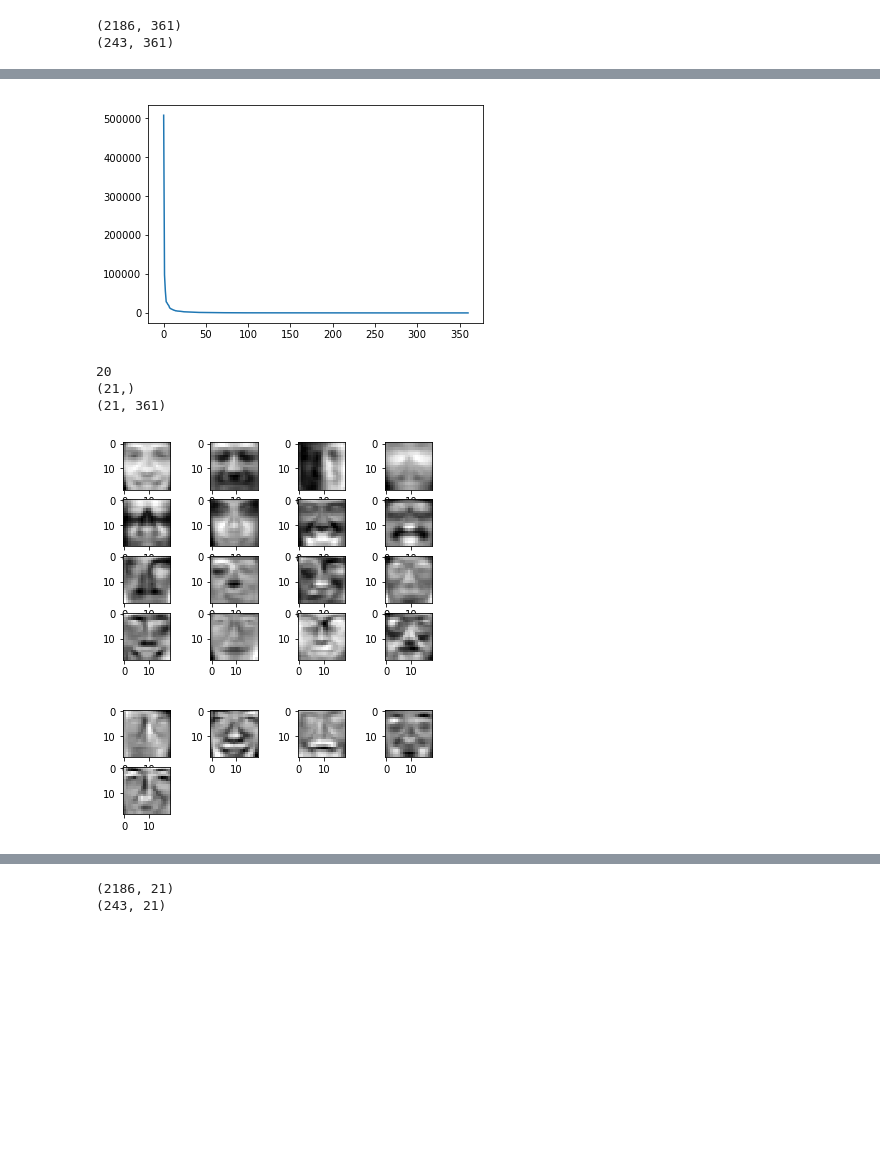
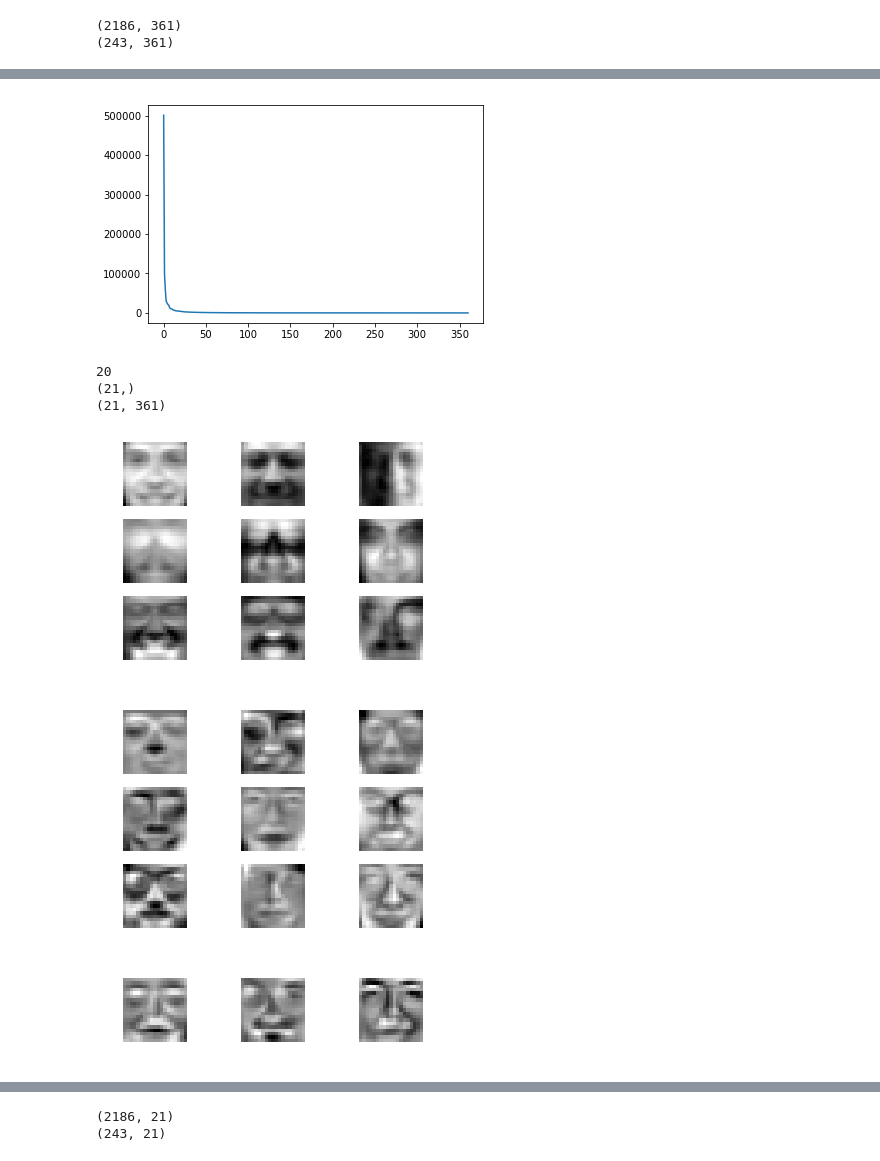
Before and after one commit to omartrinidad/image_processing, a Jupyter notebook: project_02/eigenface.ipynb, the cells around one changed output, grey strips where cells are left out. Cells and saved outputs as stored; diff of their text form; code cells hidden in the pictures; blank space fills up the shorter version.

```diff
--- a/project_02/eigenface.ipynb
+++ b/project_02/eigenface.ipynb
@@ -42,3 +35,22 @@ print(x_test.shape)
 # %% [output]
 (2186, 361)
 (243, 361)
+# %%
+
+for i in range(16):
+    if (i%4 == 0):
+        plt.figure()
+    plt.subplot(2, 2, (i%4)+1)
+    plt.title(trainSetIndex[i])
+    plt.axis('off')
+    plt.imshow(x_train[i].reshape((19,19)), cmap='gray')
+
+for i in range(16):
+    if (i%4 == 0):
+        plt.figure()
+    plt.subplot(2, 2, (i%4)+1)
+    plt.title(testSetIndex[i])
+    plt.axis('off')
+    plt.imshow(x_test[i].reshape((19,19)), cmap='gray')
+
+plt.show()
@@ -93,7 +123,7 @@ plot the spectrum of C, i.e. the set of eigenvalues in descending order; what do
 plt.plot(evalsh)
 plt.show()
 # %% [output]
-[figure, old version]
+[figure, new version]
 # %%
 '''
 determine the smallest eigenvalue Lk s.t. sum is 90% of total
@@ -118,17 +150,19 @@ print (evectsh_k.shape)
 # %%
 '''
 visualize first K eigenvectors
 '''
 for i in range(len(evectsh_k)):
-    if (i % 16 == 0) :
+    if (i % 9 == 0) :
         plt.figure()
-    plt.subplot(4, 4, (i%16)+1)
+    plt.subplot(3, 3, (i%9)+1)
+    plt.axis('off')
     plt.imshow(evectsh_k[i].reshape((19,19)), cmap='gray')
 
 plt.show()
 # %% [output]
-[figure, old version]
+[figure, new version]
-[figure, old version]
+[figure, new version]
+[figure, added]
 # %%
 def euclideanDistance(p,q):
     p = np.asarray(p).flatten()
```
Also changed, not shown: parts of 14 cells of this notebook, 1 other file.
